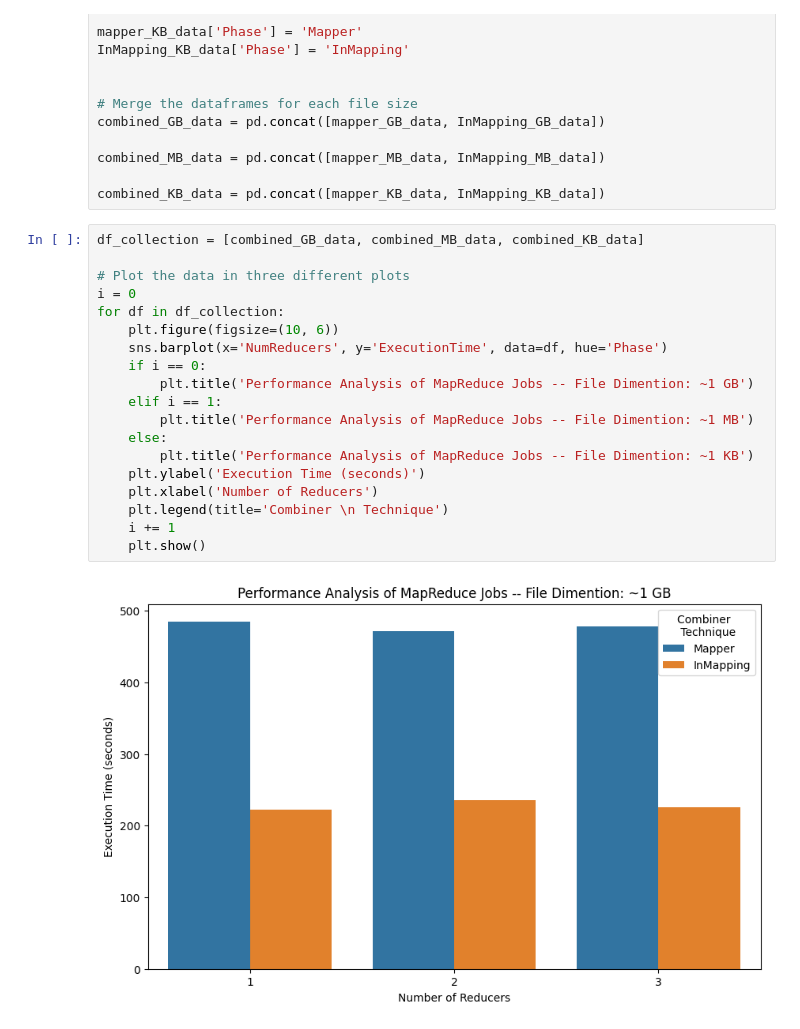
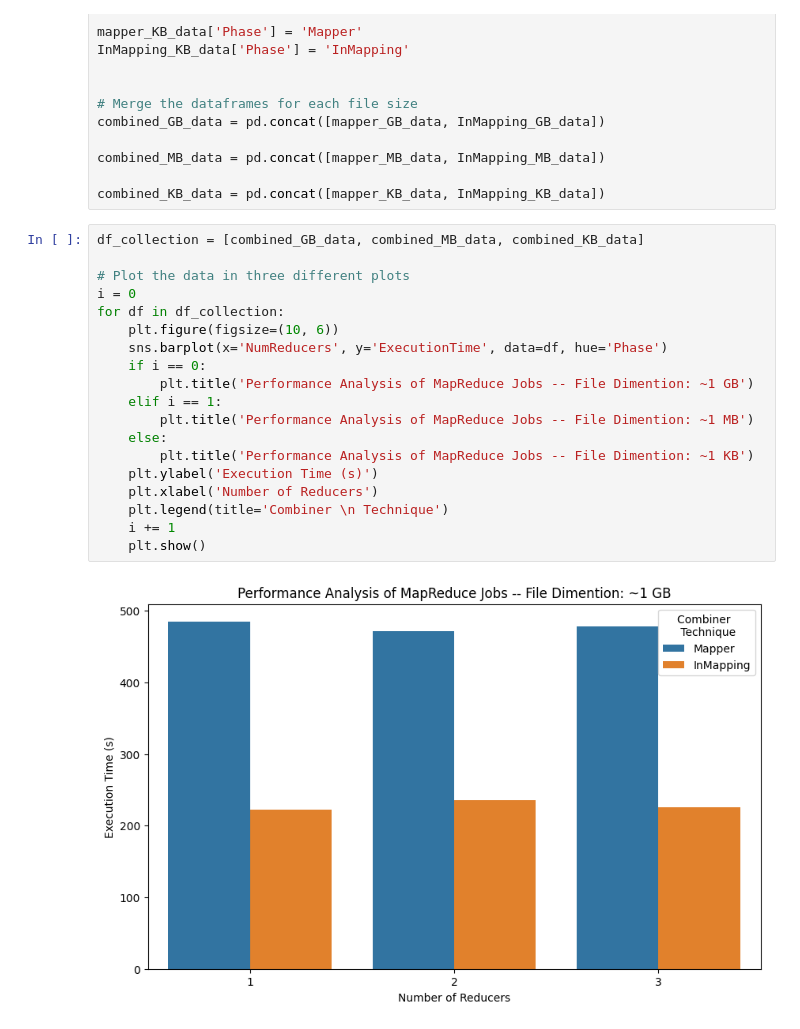
Before and after one commit to EmanueleRsp/MapReduce-Letter-Frequency, a Jupyter notebook: statistics/performance_result.ipynb, the cells around one changed output. Saved outputs shown, nothing was run; the diff lists cells and outputs as text.

```diff
--- a/statistics/performance_result.ipynb
+++ b/statistics/performance_result.ipynb
@@ -34,21 +35,21 @@ combined_KB_data = pd.concat([mapper_KB_data, InMapping_KB_data])
 # %%
 df_collection = [combined_GB_data, combined_MB_data, combined_KB_data]
 
 # Plot the data in three different plots
 i = 0
 for df in df_collection:
     plt.figure(figsize=(10, 6))
     sns.barplot(x='NumReducers', y='ExecutionTime', data=df, hue='Phase')
     if i == 0:
         plt.title('Performance Analysis of MapReduce Jobs -- File Dimention: ~1 GB')
     elif i == 1:
         plt.title('Performance Analysis of MapReduce Jobs -- File Dimention: ~1 MB')
     else:
         plt.title('Performance Analysis of MapReduce Jobs -- File Dimention: ~1 KB')
-    plt.ylabel('Execution Time (seconds)')
+    plt.ylabel('Execution Time (s)')
     plt.xlabel('Number of Reducers')
     plt.legend(title='Combiner \n Technique')
     i += 1
     plt.show()
 # %% [output]
-[figure, old version]
+[figure, new version]
```
Also changed, not shown: parts of 4 cells of this notebook.
